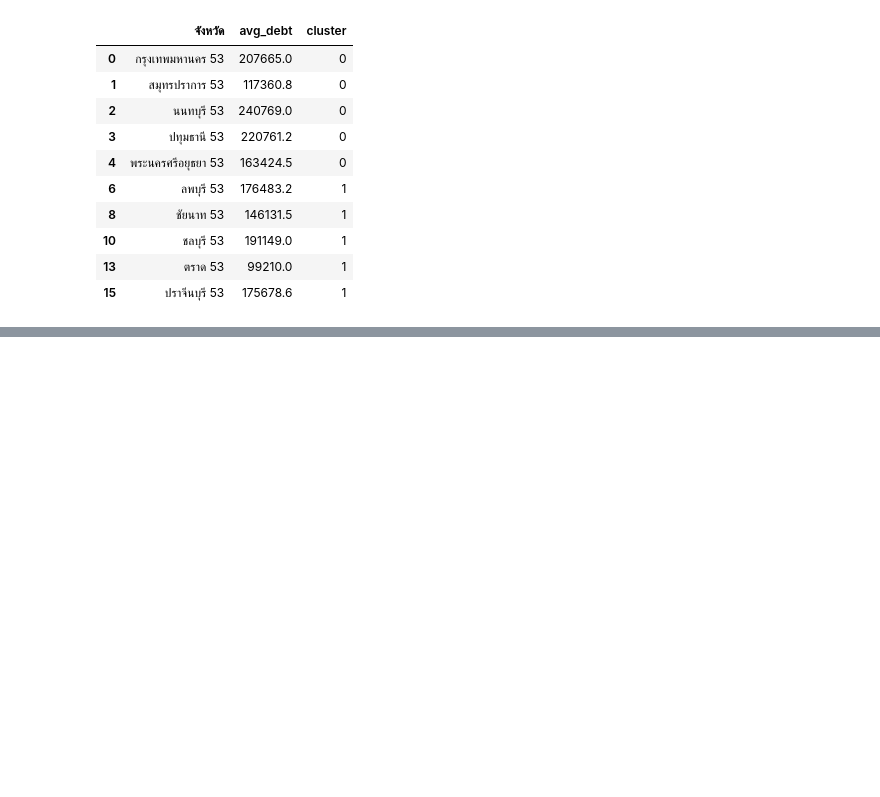
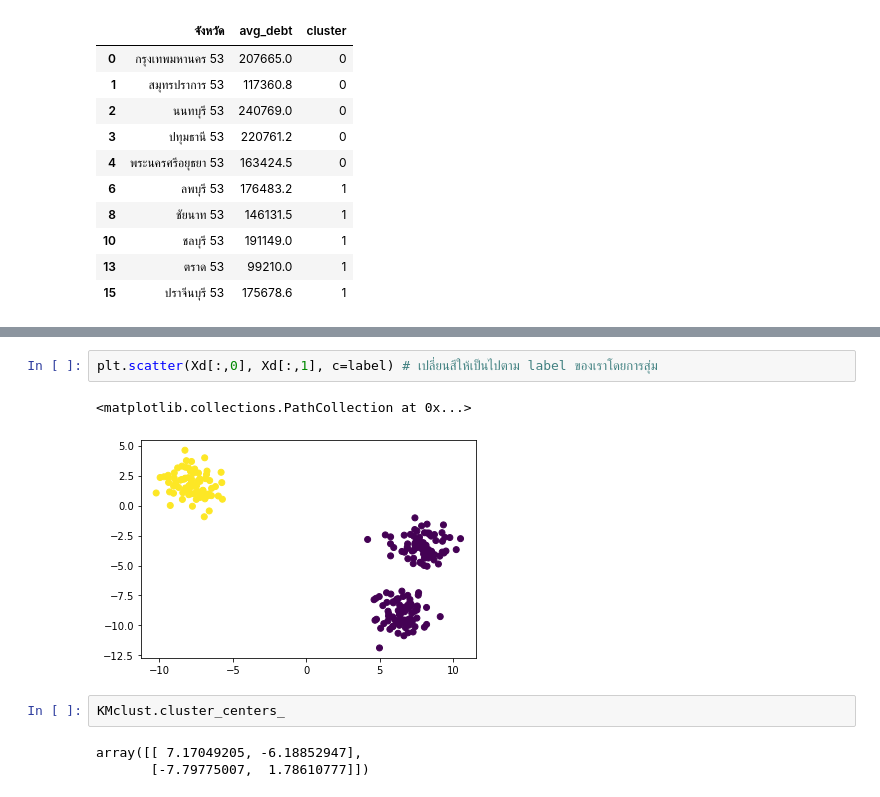
Before and after one commit to MMoltira/DataMining, a Jupyter notebook: Untitled0.ipynb, the cells around one changed output, grey strips where cells are left out. Saved outputs shown, nothing was run; the diff lists cells and outputs as text; blank space fills up the shorter version.

```diff
--- a/Untitled0.ipynb
+++ b/Untitled0.ipynb
@@ -264,0 +331,10 @@ avg_Debt_1.groupby('cluster').head().sort_values('cluster')
+# %%
+plt.scatter(Xd[:,0], Xd[:,1], c=label) # เปลี่ยนสีให้เป็นไปตาม label ของเราโดยการสุ่ม
+# %% [output]
+<matplotlib.collections.PathCollection at 0x...>
+[figure, added]
+# %%
+KMclust.cluster_centers_
+# %% [output]
+array([[ 7.17049205, -6.18852947],
+       [-7.79775007,  1.78610777]])
```
Also changed, not shown: parts of 103 cells of this notebook.
